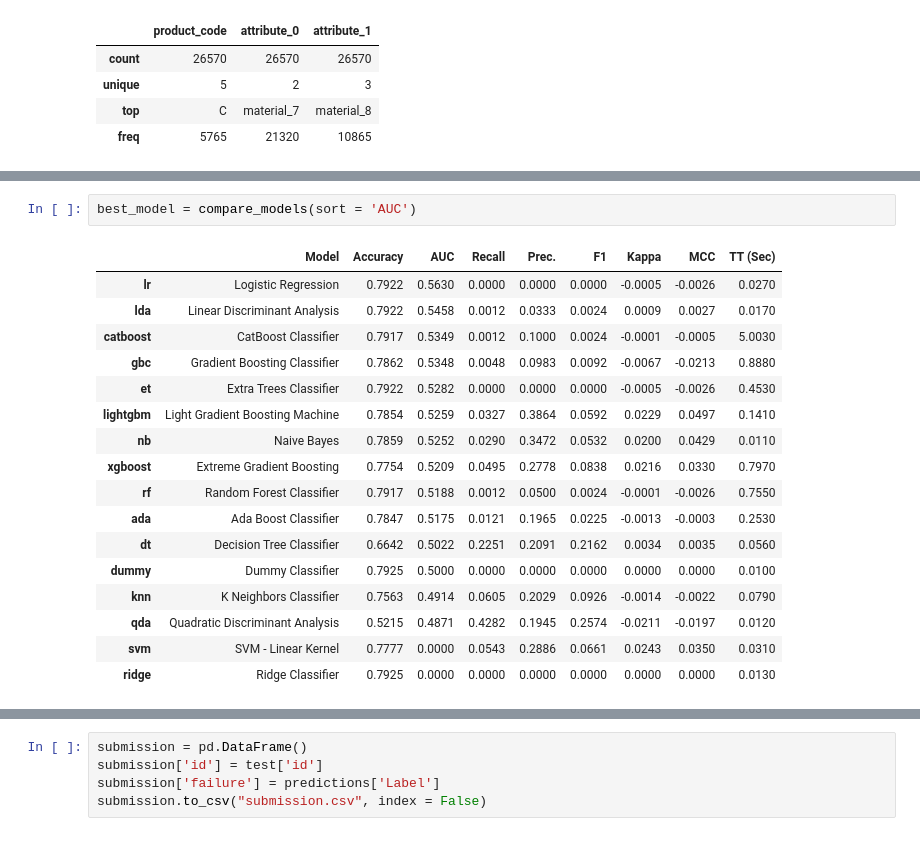
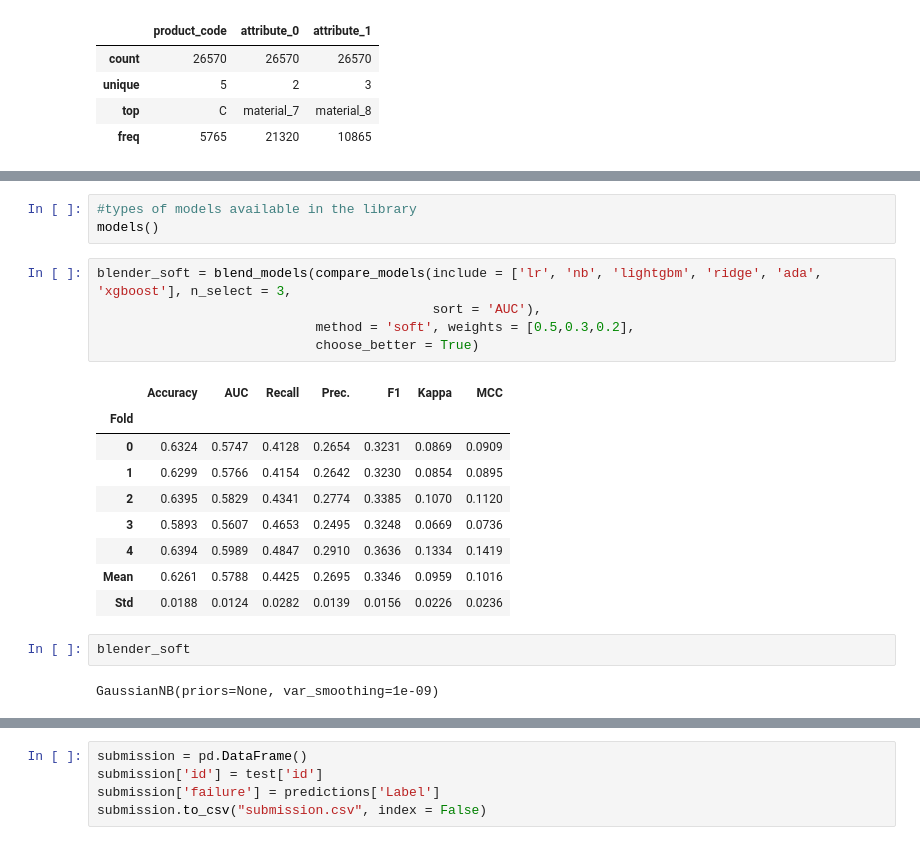
Before and after one commit to Vasan-th/Summer-School-2022, a Jupyter notebook: tpu-pycaret.ipynb, the cells around one changed output, grey strips where cells are left out. Drawn from its saved outputs; the diff is of its cells as text.

```diff
--- a/tpu-pycaret.ipynb
+++ b/tpu-pycaret.ipynb
@@ -109,20 +134,22 @@ clf_1 = setup(data = train, target = 'failure', session_id = 100, categorical_fe
-# %%
-best_model = compare_models(sort = 'AUC')
-# %% [output]
-|  | Model | Accuracy | AUC | Recall | Prec. | F1 | Kappa | MCC | TT (Sec) |
-| lr | Logistic Regression | 0.7922 | 0.5630 | 0.0000 | 0.0000 | 0.0000 | -0.0005 | -0.0026 | 0.0270 |
-| lda | Linear Discriminant Analysis | 0.7922 | 0.5458 | 0.0012 | 0.0333 | 0.0024 | 0.0009 | 0.0027 | 0.0170 |
-| catboost | CatBoost Classifier | 0.7917 | 0.5349 | 0.0012 | 0.1000 | 0.0024 | -0.0001 | -0.0005 | 5.0030 |
-| gbc | Gradient Boosting Classifier | 0.7862 | 0.5348 | 0.0048 | 0.0983 | 0.0092 | -0.0067 | -0.0213 | 0.8880 |
-| et | Extra Trees Classifier | 0.7922 | 0.5282 | 0.0000 | 0.0000 | 0.0000 | -0.0005 | -0.0026 | 0.4530 |
-| lightgbm | Light Gradient Boosting Machine | 0.7854 | 0.5259 | 0.0327 | 0.3864 | 0.0592 | 0.0229 | 0.0497 | 0.1410 |
-| nb | Naive Bayes | 0.7859 | 0.5252 | 0.0290 | 0.3472 | 0.0532 | 0.0200 | 0.0429 | 0.0110 |
-| xgboost | Extreme Gradient Boosting | 0.7754 | 0.5209 | 0.0495 | 0.2778 | 0.0838 | 0.0216 | 0.0330 | 0.7970 |
-| rf | Random Forest Classifier | 0.7917 | 0.5188 | 0.0012 | 0.0500 | 0.0024 | -0.0001 | -0.0026 | 0.7550 |
-| ada | Ada Boost Classifier | 0.7847 | 0.5175 | 0.0121 | 0.1965 | 0.0225 | -0.0013 | -0.0003 | 0.2530 |
-| dt | Decision Tree Classifier | 0.6642 | 0.5022 | 0.2251 | 0.2091 | 0.2162 | 0.0034 | 0.0035 | 0.0560 |
-| dummy | Dummy Classifier | 0.7925 | 0.5000 | 0.0000 | 0.0000 | 0.0000 | 0.0000 | 0.0000 | 0.0100 |
-| knn | K Neighbors Classifier | 0.7563 | 0.4914 | 0.0605 | 0.2029 | 0.0926 | -0.0014 | -0.0022 | 0.0790 |
-| qda | Quadratic Discriminant Analysis | 0.5215 | 0.4871 | 0.4282 | 0.1945 | 0.2574 | -0.0211 | -0.0197 | 0.0120 |
-| svm | SVM - Linear Kernel | 0.7777 | 0.0000 | 0.0543 | 0.2886 | 0.0661 | 0.0243 | 0.0350 | 0.0310 |
-| ridge | Ridge Classifier | 0.7925 | 0.0000 | 0.0000 | 0.0000 | 0.0000 | 0.0000 | 0.0000 | 0.0130 |
+# %%
+#types of models available in the library
+models()
+# %%
+blender_soft = blend_models(compare_models(include = ['lr', 'nb', 'lightgbm', 'ridge', 'ada', 'xgboost'], n_select = 3,
+                                           sort = 'AUC'),
+                            method = 'soft', weights = [0.5,0.3,0.2],
+                            choose_better = True)
+# %% [output]
+|  | Accuracy | AUC | Recall | Prec. | F1 | Kappa | MCC |
+| Fold |  |  |  |  |  |  |  |
+| 0 | 0.6324 | 0.5747 | 0.4128 | 0.2654 | 0.3231 | 0.0869 | 0.0909 |
+| 1 | 0.6299 | 0.5766 | 0.4154 | 0.2642 | 0.3230 | 0.0854 | 0.0895 |
+| 2 | 0.6395 | 0.5829 | 0.4341 | 0.2774 | 0.3385 | 0.1070 | 0.1120 |
+| 3 | 0.5893 | 0.5607 | 0.4653 | 0.2495 | 0.3248 | 0.0669 | 0.0736 |
+| 4 | 0.6394 | 0.5989 | 0.4847 | 0.2910 | 0.3636 | 0.1334 | 0.1419 |
+| Mean | 0.6261 | 0.5788 | 0.4425 | 0.2695 | 0.3346 | 0.0959 | 0.1016 |
+| Std | 0.0188 | 0.0124 | 0.0282 | 0.0139 | 0.0156 | 0.0226 | 0.0236 |
+# %%
+blender_soft
+# %% [output]
+GaussianNB(priors=None, var_smoothing=1e-09)
```
Also changed, not shown: parts of 23 cells of this notebook.
